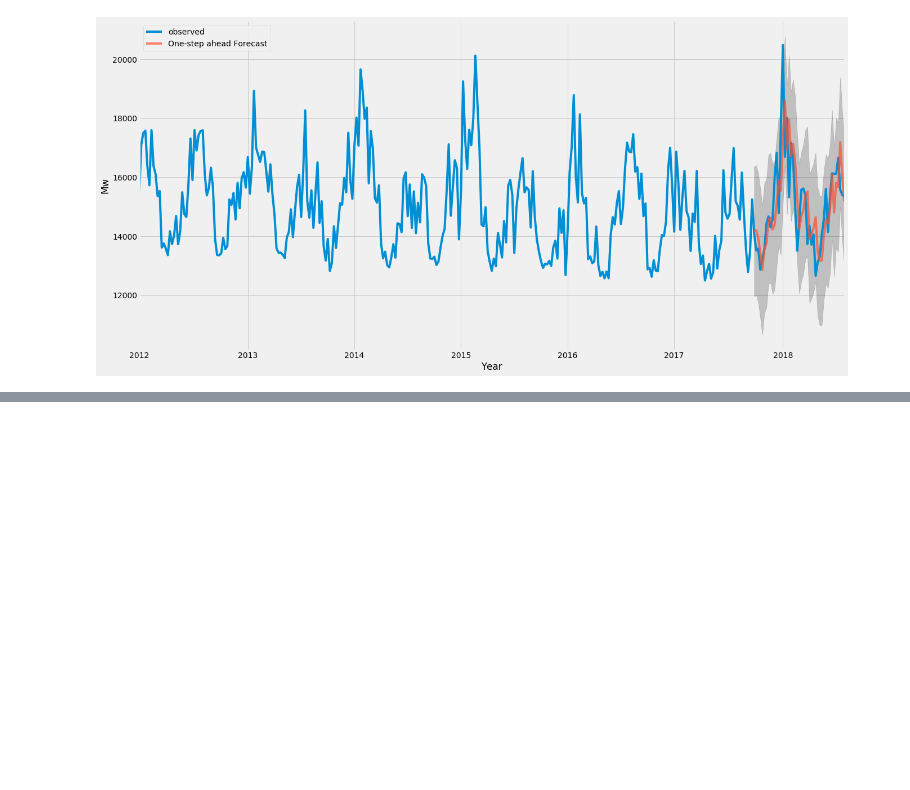
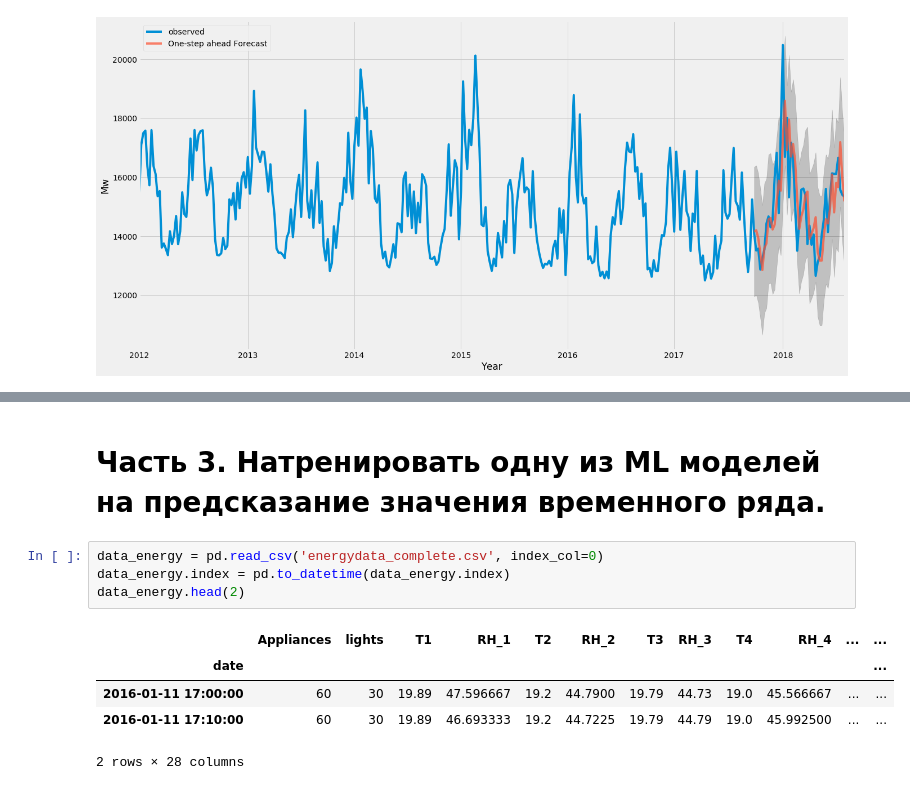
Before and after one commit to ilyaalexivanov/ds-homework, a Jupyter notebook: hw12/hw12.ipynb, the cells around one changed output, grey strips where cells are left out. Saved outputs shown, nothing was run; the diff lists cells and outputs as text; blank space fills up the shorter version.

```diff
--- a/hw12/hw12.ipynb
+++ b/hw12/hw12.ipynb
@@ -156,0 +225,12 @@ plt.show()
+# %% [markdown]
+# Часть 3.  Натренировать одну из ML моделей на предсказание значения временного ряда.
+# %%
+data_energy = pd.read_csv('energydata_complete.csv', index_col=0)
+data_energy.index = pd.to_datetime(data_energy.index)
+data_energy.head(2)
+# %% [output]
+|  | Appliances | lights | T1 | RH_1 | T2 | RH_2 | T3 | RH_3 | T4 | RH_4 | ... | ... |
+| date |  |  |  |  |  |  |  |  |  |  |  | ... |
+| 2016-01-11 17:00:00 | 60 | 30 | 19.89 | 47.596667 | 19.2 | 44.7900 | 19.79 | 44.73 | 19.0 | 45.566667 | ... | ... |
+| 2016-01-11 17:10:00 | 60 | 30 | 19.89 | 46.693333 | 19.2 | 44.7225 | 19.79 | 44.79 | 19.0 | 45.992500 | ... | ... |
+2 rows × 28 columns
```
Also changed, not shown: parts of 17 cells of this notebook, 2 other files.
